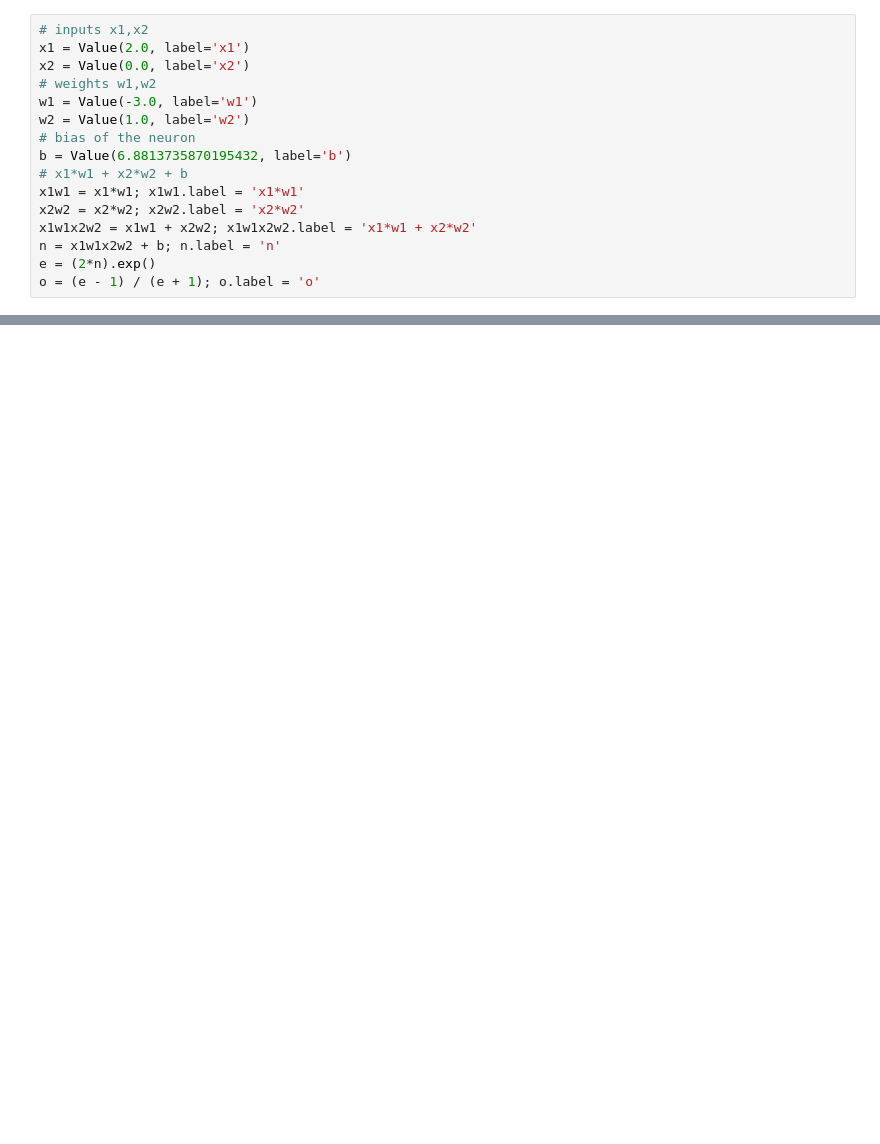
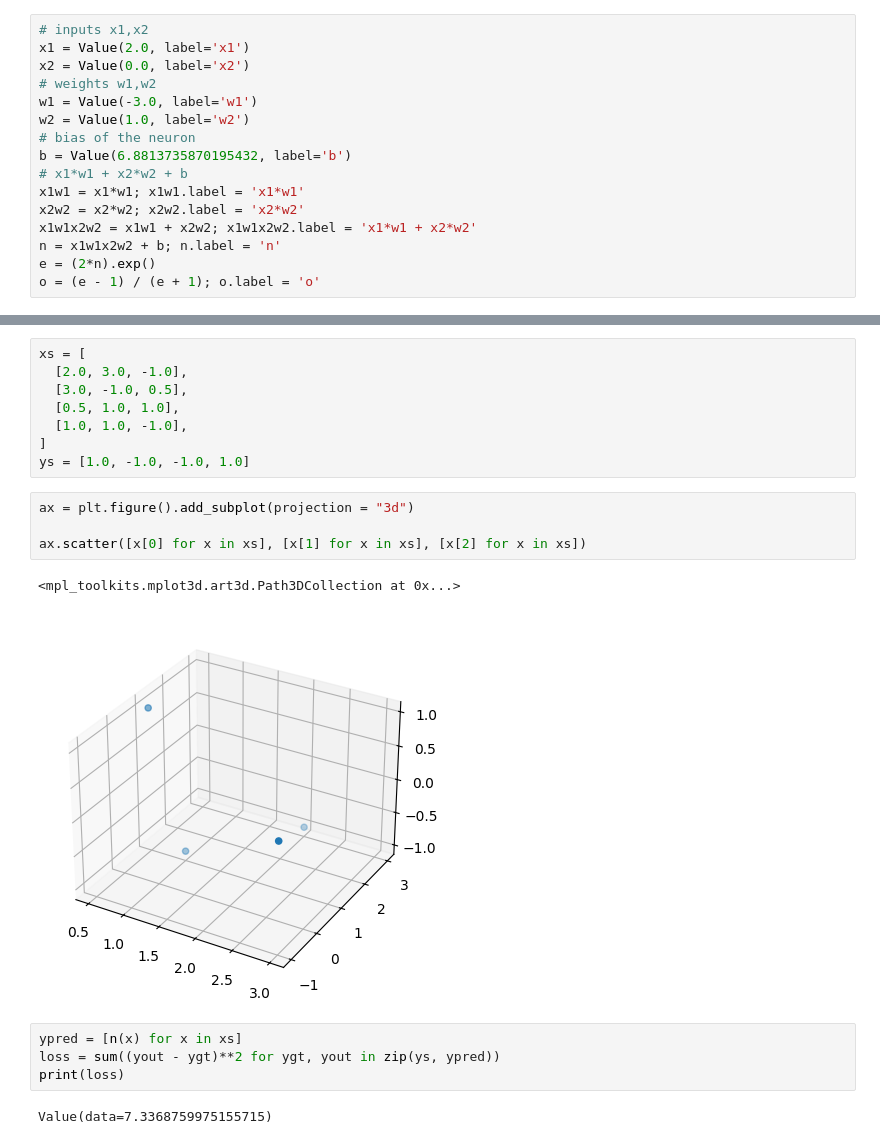
Before and after one commit to sebastienmira/makemore, a Jupyter notebook: autograd.ipynb, the cells around one changed output, grey strips where cells are left out. Saved outputs shown, nothing was run; the diff lists cells and outputs as text; blank space fills up the shorter version.

```diff
--- a/autograd.ipynb
+++ b/autograd.ipynb
@@ -218,2 +231,23 @@ draw_dot(n(x)[0])
 # %% [output]
 [drawing not drawn]
+# %%
+xs = [
+  [2.0, 3.0, -1.0],
+  [3.0, -1.0, 0.5],
+  [0.5, 1.0, 1.0],
+  [1.0, 1.0, -1.0],
+]
+ys = [1.0, -1.0, -1.0, 1.0]
+# %%
+ax = plt.figure().add_subplot(projection = "3d")
+
+ax.scatter([x[0] for x in xs], [x[1] for x in xs], [x[2] for x in xs])
+# %% [output]
+<mpl_toolkits.mplot3d.art3d.Path3DCollection at 0x...>
+[figure, added]
+# %%
+ypred = [n(x) for x in xs]
+loss = sum((yout - ygt)**2 for ygt, yout in zip(ys, ypred))
+print(loss)
+# %% [output]
+Value(data=7.3368759975155715)
```
Also changed, not shown: parts of 6 cells of this notebook.
